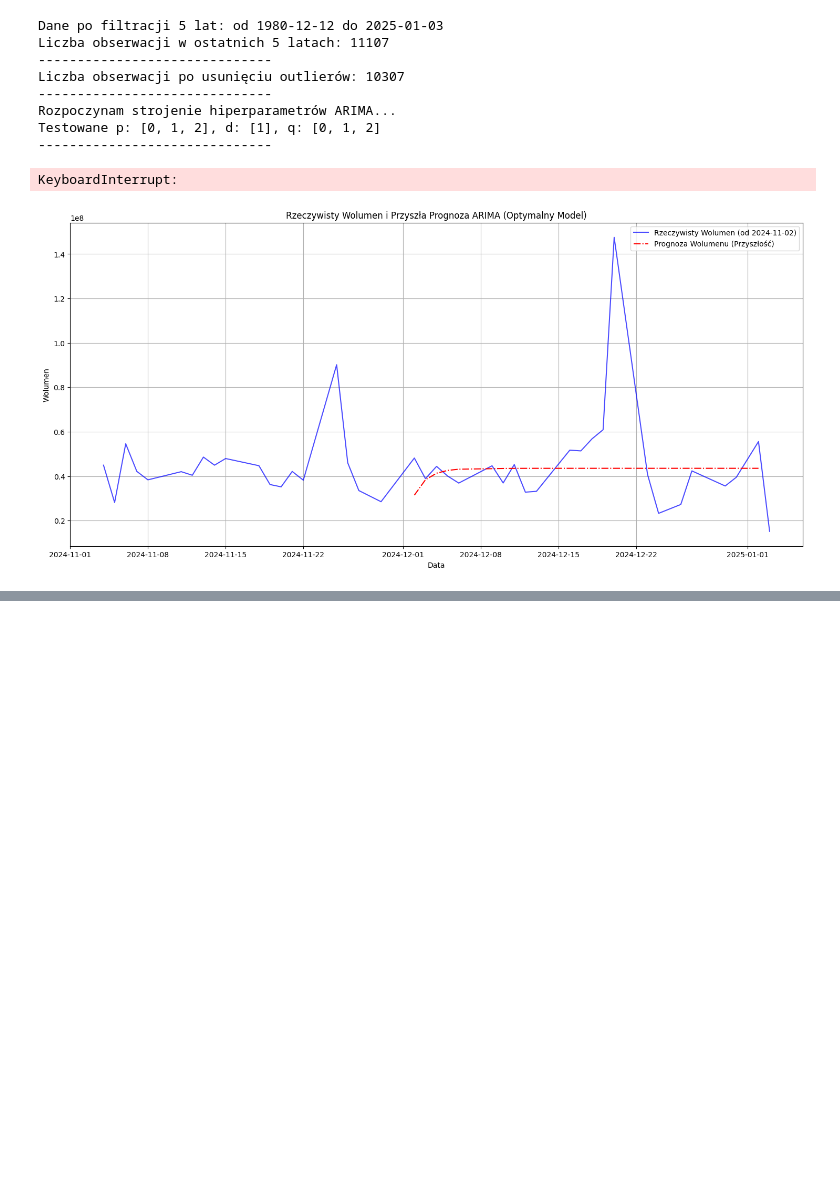
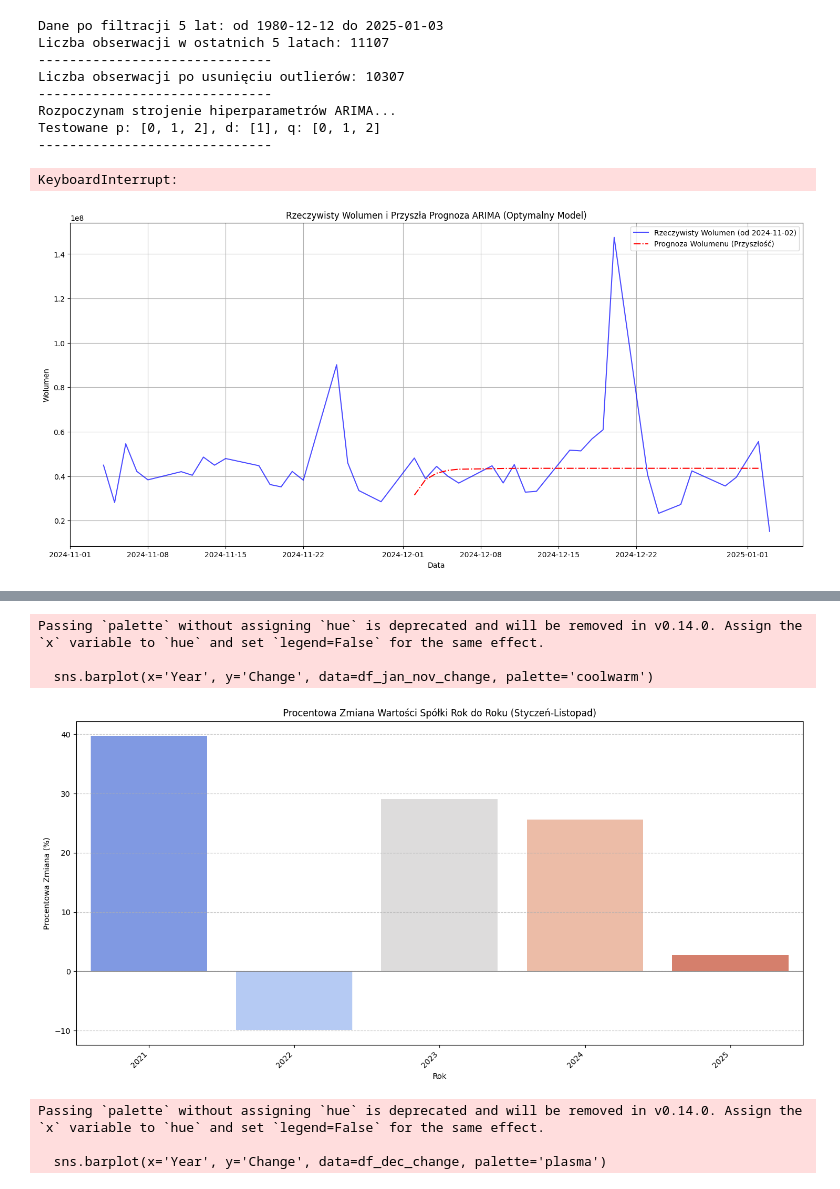
Before and after one commit to KawiorPL/ForcastingStockPriceApple, a Jupyter notebook: Hard-Predict.ipynb, the cells around one changed output, grey strips where cells are left out. Saved outputs shown, nothing was run; the diff lists cells and outputs as text; code cells hidden in the pictures; blank space fills up the shorter version.

```diff
--- a/Hard-Predict.ipynb
+++ b/Hard-Predict.ipynb
@@ -1228,0 +1308,80 @@ KeyboardInterrupt:
+# %%
+# Słownik do przechowywania ostatnich cen dla każdego okresu i roku
+last_prices = {'Jan-Nov': {}, 'Dec': {}}
+
+for year in df['Year'].unique():
+    # Dane dla bieżącego roku
+    df_year = df[df['Year'] == year]
+
+    # Styczeń-Listopad
+    jan_nov_data = df_year[(df_year['Month'] >= 1) & (df_year['Month'] <= 11)]
+    if not jan_nov_data.empty:
+        last_prices['Jan-Nov'][year] = jan_nov_data['Adj Close'].iloc[-1] # Ostatnia cena w listopadzie
+
+    # Grudzień
+    dec_data = df_year[df_year['Month'] == 12]
+    if not dec_data.empty:
+        last_prices['Dec'][year] = dec_data['Adj Close'].iloc[-1] # Ostatnia cena w grudniu
+
+# Obliczanie procentowych zmian rok do roku
+percent_changes = {'Jan-Nov': [], 'Dec': []}
+years = sorted(df['Year'].unique())
+
+for i in range(1, len(years)):
+    current_year = years[i]
+    previous_year = years[i-1]
+
+    # Procentowa zmiana dla Styczeń-Listopad
+    if previous_year in last_prices['Jan-Nov'] and current_year in last_prices['Jan-Nov']:
+        prev_price = last_prices['Jan-Nov'][previous_year]
+        curr_price = last_prices['Jan-Nov'][current_year]
+        if prev_price != 0:
+            change = ((curr_price - prev_price) / prev_price) * 100
+            percent_changes['Jan-Nov'].append({'Year': current_year, 'Change': change})
+
+    # Procentowa zmiana dla Grudnia
+    if previous_year in last_prices['Dec'] and current_year in last_prices['Dec']:
+        prev_price = last_prices['Dec'][previous_year]
+        curr_price = last_prices['Dec'][current_year]
+        if prev_price != 0:
+            change = ((curr_price - prev_price) / prev_price) * 100
+            percent_changes['Dec'].append({'Year': current_year, 'Change': change})
+
+df_jan_nov_change = pd.DataFrame(percent_changes['Jan-Nov'])
+df_dec_change = pd.DataFrame(percent_changes['Dec'])
+
+if not df_jan_nov_change.empty:
+    plt.figure(figsize=(14, 7))
+    sns.barplot(x='Year', y='Change', data=df_jan_nov_change, palette='coolwarm')
+    plt.title('Procentowa Zmiana Wartości Spółki Rok do Roku (Styczeń-Listopad)')
+    plt.xlabel('Rok')
+    plt.ylabel('Procentowa Zmiana (%)')
+    plt.axhline(0, color='grey', linewidth=0.8) # Linia zero dla lepszej referencji
+    plt.xticks(rotation=45, ha='right')
+    plt.grid(axis='y', linestyle='--', alpha=0.7)
+    plt.tight_layout()
+    plt.show()
+else:
+    print("Brak wystarczających danych do obliczenia zmian rok do roku dla okresu Styczeń-Listopad.")
+
+if not df_dec_change.empty:
+    plt.figure(figsize=(14, 7))
+    sns.barplot(x='Year', y='Change', data=df_dec_change, palette='plasma')
+    plt.title('Procentowa Zmiana Wartości Spółki Rok do Roku (Grudzień)')
+    plt.xlabel('Rok')
+    plt.ylabel('Procentowa Zmiana (%)')
+    plt.axhline(0, color='grey', linewidth=0.8) # Linia zero dla lepszej referencji
+    plt.xticks(rotation=45, ha='right')
+    plt.grid(axis='y', linestyle='--', alpha=0.7)
+    plt.tight_layout()
+    plt.show()
+else:
+    print("Brak wystarczających danych do obliczenia zmian rok do roku dla Grudnia.")
+# %% [output]
+Passing `palette` without assigning `hue` is deprecated and will be removed in v0.14.0. Assign the `x` variable to `hue` and set `legend=False` for the same effect.
+
+  sns.barplot(x='Year', y='Change', data=df_jan_nov_change, palette='coolwarm')
+[figure, added]
+Passing `palette` without assigning `hue` is deprecated and will be removed in v0.14.0. Assign the `x` variable to `hue` and set `legend=False` for the same effect.
+
+  sns.barplot(x='Year', y='Change', data=df_dec_change, palette='plasma')
```
Also changed, not shown: parts of 4 cells of this notebook, 15 other files.
